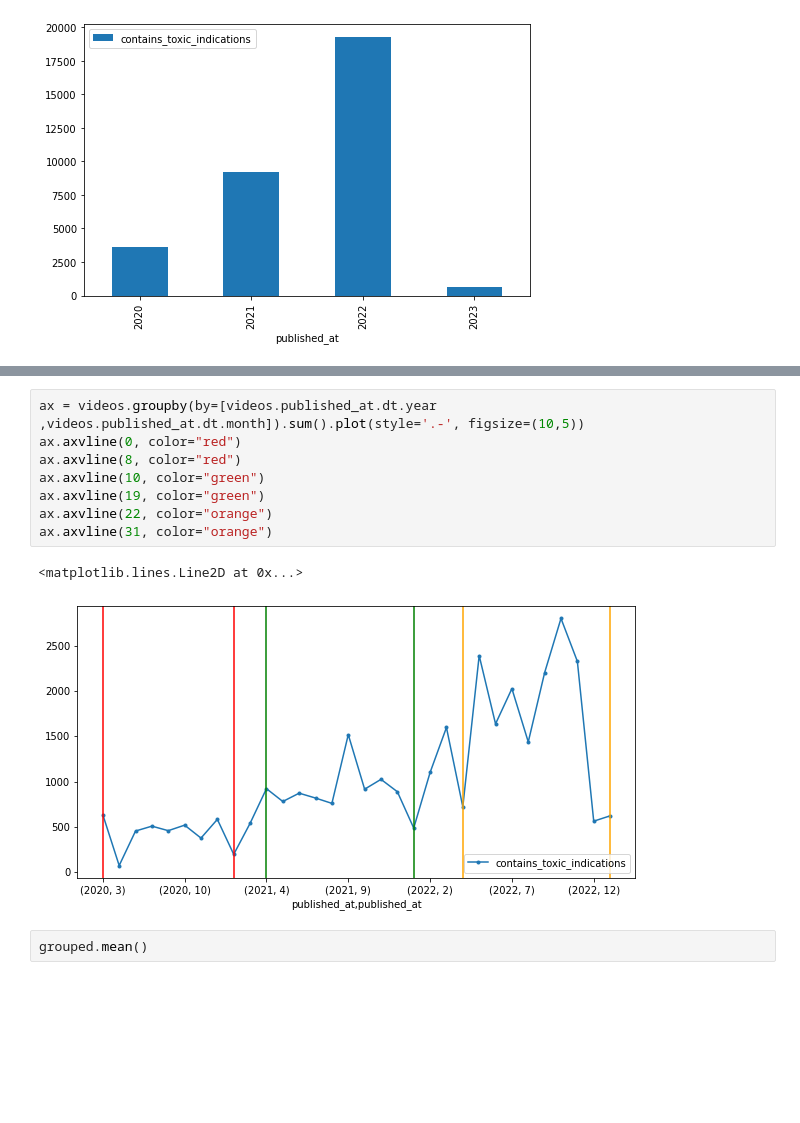
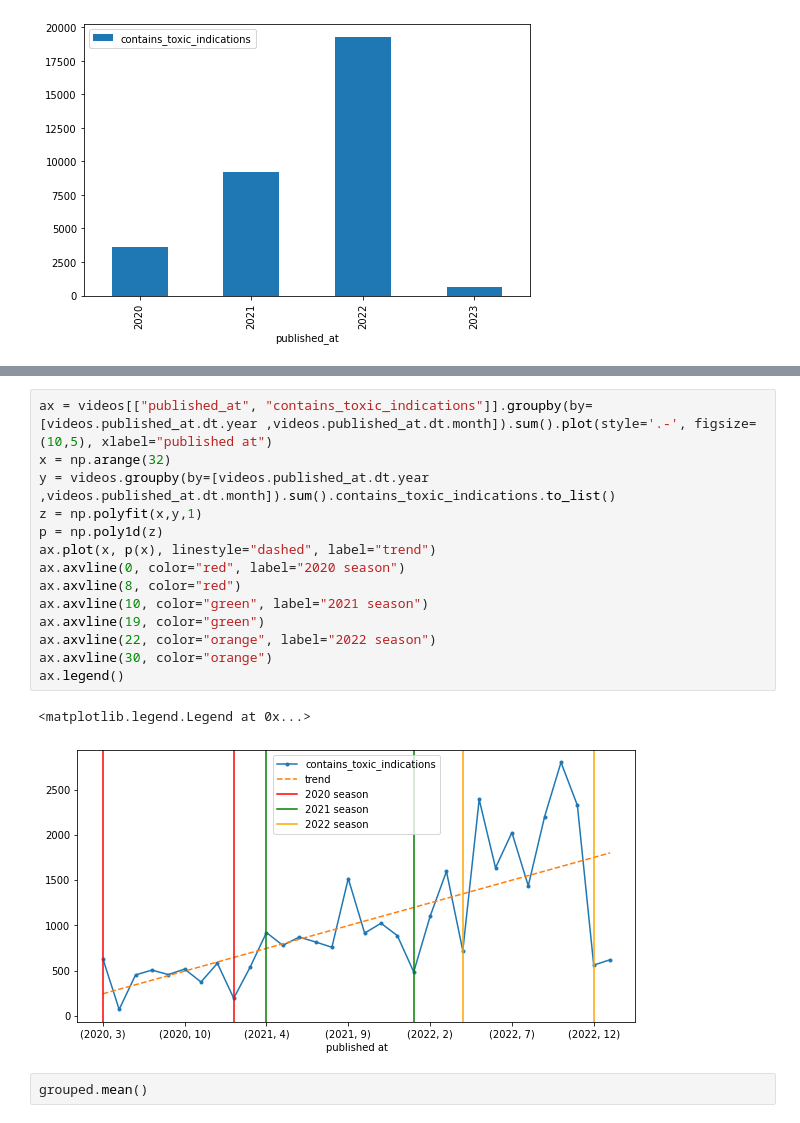
Before and after one commit to lkno0705/ToxicF1Cac, a Jupyter notebook: final.ipynb, the cells around one changed output, grey strips where cells are left out. Drawn from its saved outputs; the diff is of its cells as text; blank space fills up the shorter version.

```diff
--- a/final.ipynb
+++ b/final.ipynb
@@ -654,14 +513,20 @@ videos.groupby(by=[videos.published_at.dt.year ,videos.published_at.dt.month]).s
 # %%
-ax = videos.groupby(by=[videos.published_at.dt.year ,videos.published_at.dt.month]).sum().plot(style='.-', figsize=(10,5))
-ax.axvline(0, color="red")
+ax = videos[["published_at", "contains_toxic_indications"]].groupby(by=[videos.published_at.dt.year ,videos.published_at.dt.month]).sum().plot(style='.-', figsize=(10,5), xlabel="published at")
+x = np.arange(32)
+y = videos.groupby(by=[videos.published_at.dt.year ,videos.published_at.dt.month]).sum().contains_toxic_indications.to_list()
+z = np.polyfit(x,y,1)
+p = np.poly1d(z)
+ax.plot(x, p(x), linestyle="dashed", label="trend")
+ax.axvline(0, color="red", label="2020 season")
 ax.axvline(8, color="red")
-ax.axvline(10, color="green")
+ax.axvline(10, color="green", label="2021 season")
 ax.axvline(19, color="green")
-ax.axvline(22, color="orange")
-ax.axvline(31, color="orange")
+ax.axvline(22, color="orange", label="2022 season")
+ax.axvline(30, color="orange")
+ax.legend()
 # %% [output]
-<matplotlib.lines.Line2D at 0x...>
+<matplotlib.legend.Legend at 0x...>
-[figure, old version]
+[figure, new version]
 # %%
 grouped.mean()
 # %% [output]
```
Also changed, not shown: parts of 25 cells of this notebook, 9 other files.
